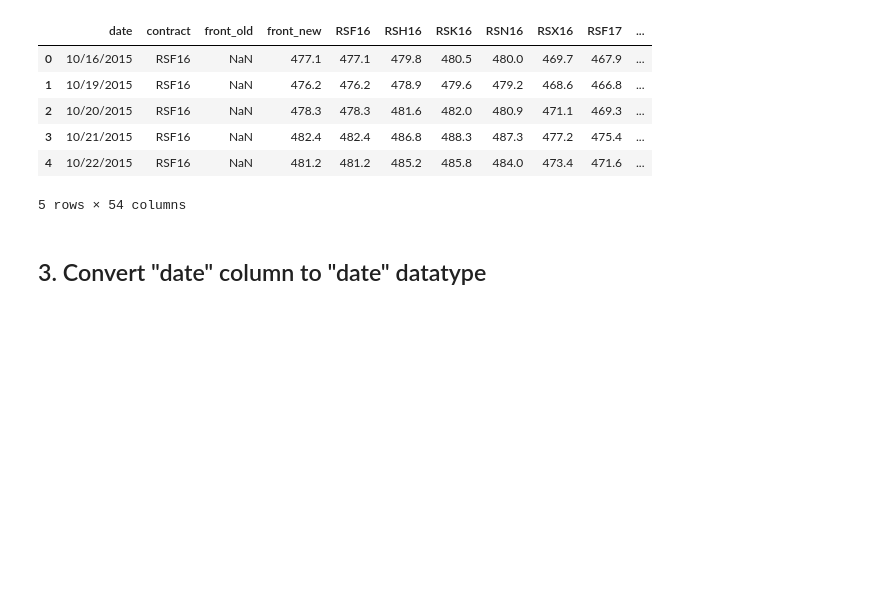
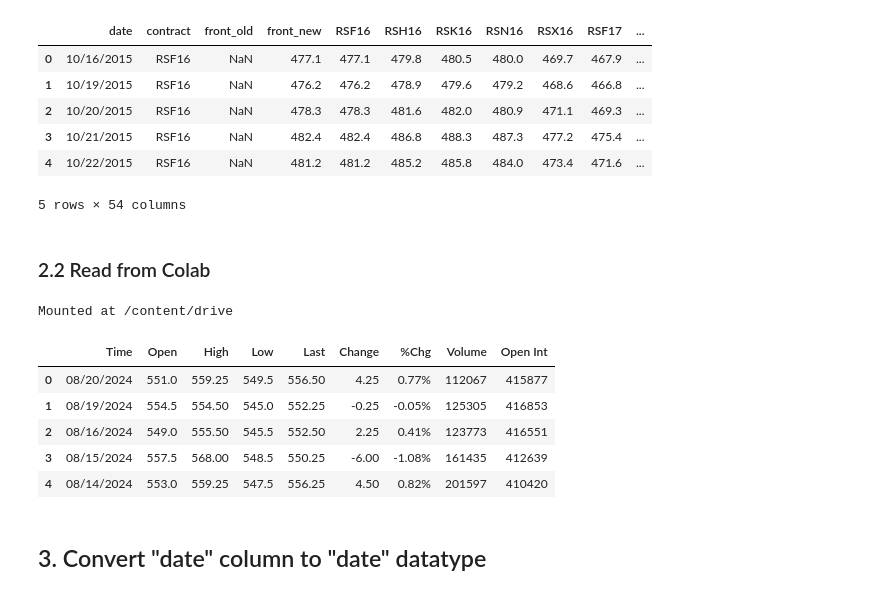
Before and after one commit to riyaeliza123/FRE-501-Labs, a Jupyter notebook: Lab 3/Lab 3.ipynb, the cells around one changed output. Saved outputs shown, nothing was run; the diff lists cells and outputs as text; code cells hidden in the pictures; blank space fills up the shorter version.

Commit message:
colab instructions

```diff
--- a/Lab 3/Lab 3.ipynb
+++ b/Lab 3/Lab 3.ipynb
@@ -23,6 +23,22 @@ canola.head()
 | 3 | 10/21/2015 | RSF16 | NaN | 482.4 | 482.4 | 486.8 | 488.3 | 487.3 | 477.2 | 475.4 | ... |
 | 4 | 10/22/2015 | RSF16 | NaN | 481.2 | 481.2 | 485.2 | 485.8 | 484.0 | 473.4 | 471.6 | ... |
 5 rows × 54 columns
+# %% [markdown]
+### 2.2 Read from Colab
+# %%
+from google.colab import drive
+drive.mount('/content/drive')
+# %% [output]
+Mounted at /content/drive
+# %%
+pd.read_csv("/content/drive/MyDrive/data/wheat_historical.csv").head()
+# %% [output]
+|  | Time | Open | High | Low | Last | Change | %Chg | Volume | Open Int |
+| 0 | 08/20/2024 | 551.0 | 559.25 | 549.5 | 556.50 | 4.25 | 0.77% | 112067 | 415877 |
+| 1 | 08/19/2024 | 554.5 | 554.50 | 545.0 | 552.25 | -0.25 | -0.05% | 125305 | 416853 |
+| 2 | 08/16/2024 | 549.0 | 555.50 | 545.5 | 552.50 | 2.25 | 0.41% | 123773 | 416551 |
+| 3 | 08/15/2024 | 557.5 | 568.00 | 548.5 | 550.25 | -6.00 | -1.08% | 161435 | 412639 |
+| 4 | 08/14/2024 | 553.0 | 559.25 | 547.5 | 556.25 | 4.50 | 0.82% | 201597 | 410420 |
 # %% [markdown]
 ## 3. Convert "date" column to "date" datatype
 # %%
```
Also changed, not shown: parts of 4 cells of this notebook, 1 other file.
